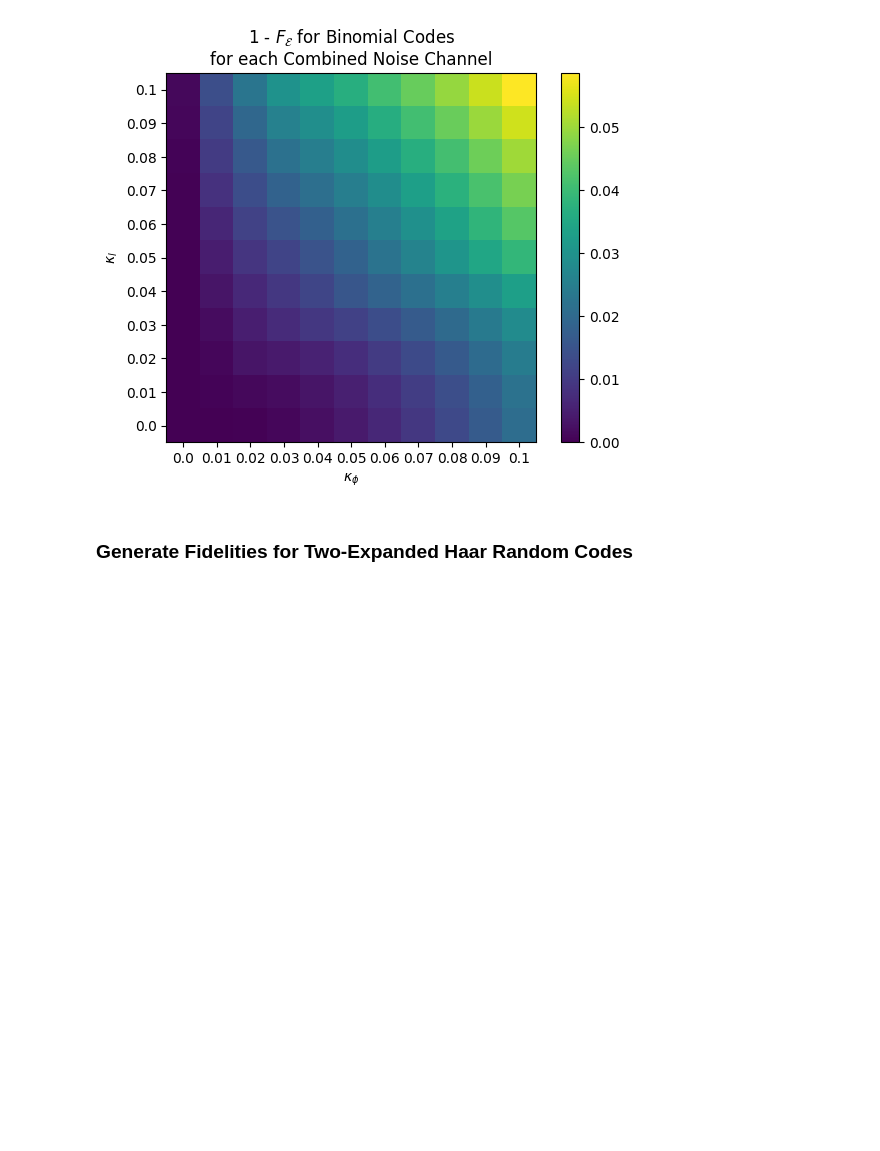
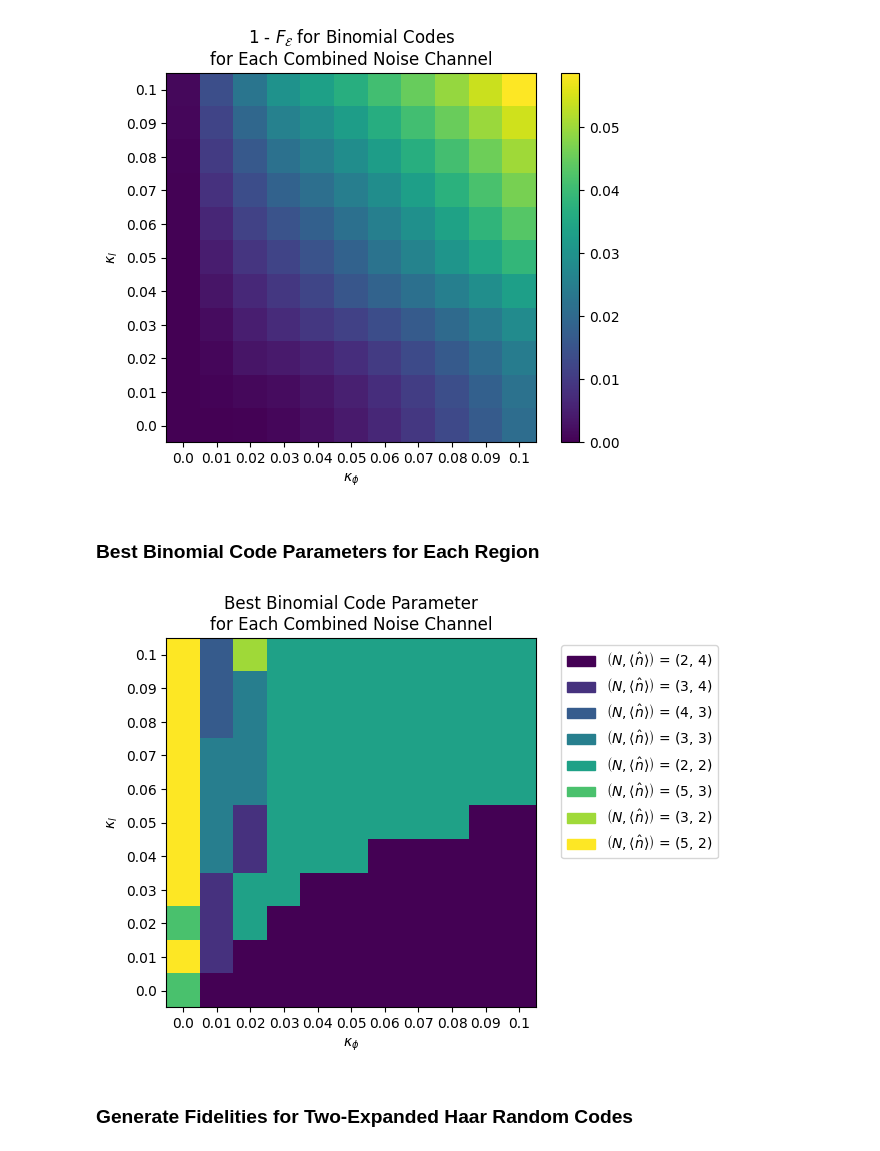
Before and after one commit to SaurabhTotey/Random-Quantum-Codes, a Jupyter notebook: NoiseRegimeTest.ipynb, the cells around one changed output. Drawn from its saved outputs; the diff is of its cells as text; code cells hidden in the pictures; blank space fills up the shorter version.

Commit message:
Display best parameters in NoiseRegimeTest

```diff
--- a/NoiseRegimeTest.ipynb
+++ b/NoiseRegimeTest.ipynb
@@ -46,6 +46,33 @@ plt.colorbar()
 plt.show()
 # %% [output]
 [figure]
+# %% [markdown]
+### Best Binomial Code Parameters for Each Region
+# %%
+best_parameters = [[None for _ in dephasing_noise_values] for _ in loss_noise_values]
+for i, loss_noise_value in enumerate(loss_noise_values):
+	for j, dephasing_noise_value in enumerate(dephasing_noise_values):
+		fidelities_in_region = binomial_fidelities[i,j]
+		maximizing_indices = np.unravel_index(fidelities_in_region.argmax(), fidelities_in_region.shape)
+		best_parameters[i][j] = (rotation_symmetries[maximizing_indices[0]], average_photon_numbers[maximizing_indices[1]])
+unique_best_parameters = list(set([parameter for parameter_list in best_parameters for parameter in parameter_list]))
+parameter_to_data = {value: index for index, value in enumerate(unique_best_parameters)}
+image_data = np.array([[parameter_to_data[parameter] for parameter in sublist] for sublist in best_parameters])
+
+plt.figure()
+imshow = plt.imshow(image_data, origin="lower", interpolation="none")
+ax = plt.gca()
+ax.set_yticks(range(len(loss_noise_values)), loss_noise_values)
+ax.set_xticks(range(len(dephasing_noise_values)), dephasing_noise_values)
+plt.title("Best Binomial Code Parameter\nfor Each Combined Noise Channel")
+plt.ylabel("$\\kappa_l$")
+plt.xlabel("$\\kappa_\\phi$")
+used_colors = [imshow.cmap(imshow.norm(value)) for value in range(len(unique_best_parameters))]
+patches = [matplotlib.patches.Patch(color=used_colors[i], label=f"$\\left(N, \\langle\\hat n\\rangle\\right)$ = {unique_best_parameters[i]}") for i in range(len(unique_best_parameters))]
+plt.legend(handles=patches, bbox_to_anchor=(1.05, 1), loc="upper left")
+plt.show()
+# %% [output]
+[figure, added]
 # %% [markdown]
 ### Generate Fidelities for Two-Expanded Haar Random Codes
 # %%
```
Also changed, not shown: parts of 4 cells of this notebook.
